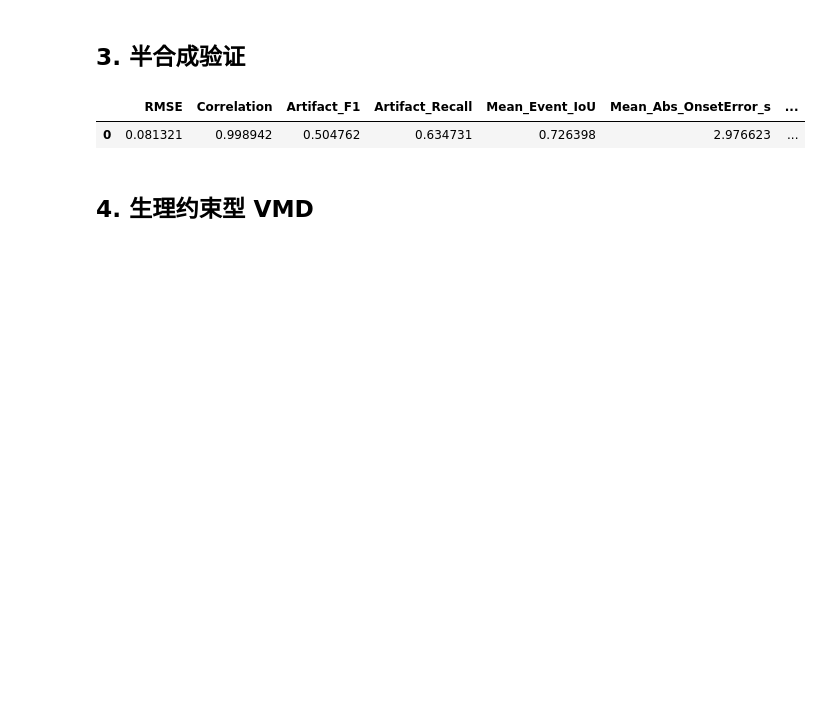
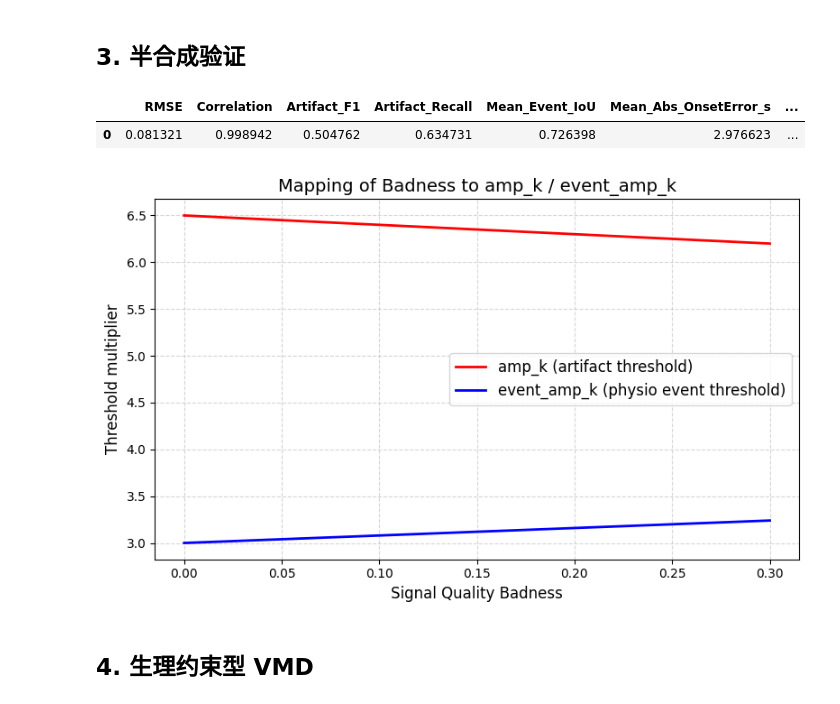
Before and after one commit to ZHENZHENGHE/VMD-based-feature-extraction-framework, a Jupyter notebook: ppvmd_reorganized_workflow_template.ipynb, the cells around one changed output. Saved outputs shown, nothing was run; the diff lists cells and outputs as text; code cells hidden in the pictures; blank space fills up the shorter version.

```diff
--- a/ppvmd_reorganized_workflow_template.ipynb
+++ b/ppvmd_reorganized_workflow_template.ipynb
@@ -137,3 +148,26 @@ semi_report["summary"]
 # %% [output]
 |  | RMSE | Correlation | Artifact_F1 | Artifact_Recall | Mean_Event_IoU | Mean_Abs_OnsetError_s | ... |
 | 0 | 0.081321 | 0.998942 | 0.504762 | 0.634731 | 0.726398 | 2.976623 | ... |
+# %%
+import numpy as np
+import matplotlib.pyplot as plt
+
+# 模拟 Badness 范围 0~0.3（你实际可根据数据调整）
+badness = np.linspace(0, 0.3, 50)
+
+# amp_k 和 event_amp_k 的经验映射
+amp_k = 6.5 - 1.0 * badness
+event_amp_k = 3.0 + 0.8 * badness
+
+plt.figure(figsize=(8,5))
+plt.plot(badness, amp_k, label="amp_k (artifact threshold)", color='red', linewidth=2)
+plt.plot(badness, event_amp_k, label="event_amp_k (physio event threshold)", color='blue', linewidth=2)
+plt.xlabel("Signal Quality Badness", fontsize=12)
+plt.ylabel("Threshold multiplier", fontsize=12)
+plt.title("Mapping of Badness to amp_k / event_amp_k", fontsize=14)
+plt.grid(True, linestyle='--', alpha=0.5)
+plt.legend(fontsize=12)
+plt.tight_layout()
+plt.show()
+# %% [output]
+[figure, added]
```
Also changed, not shown: parts of 10 cells of this notebook, 13 other files.
